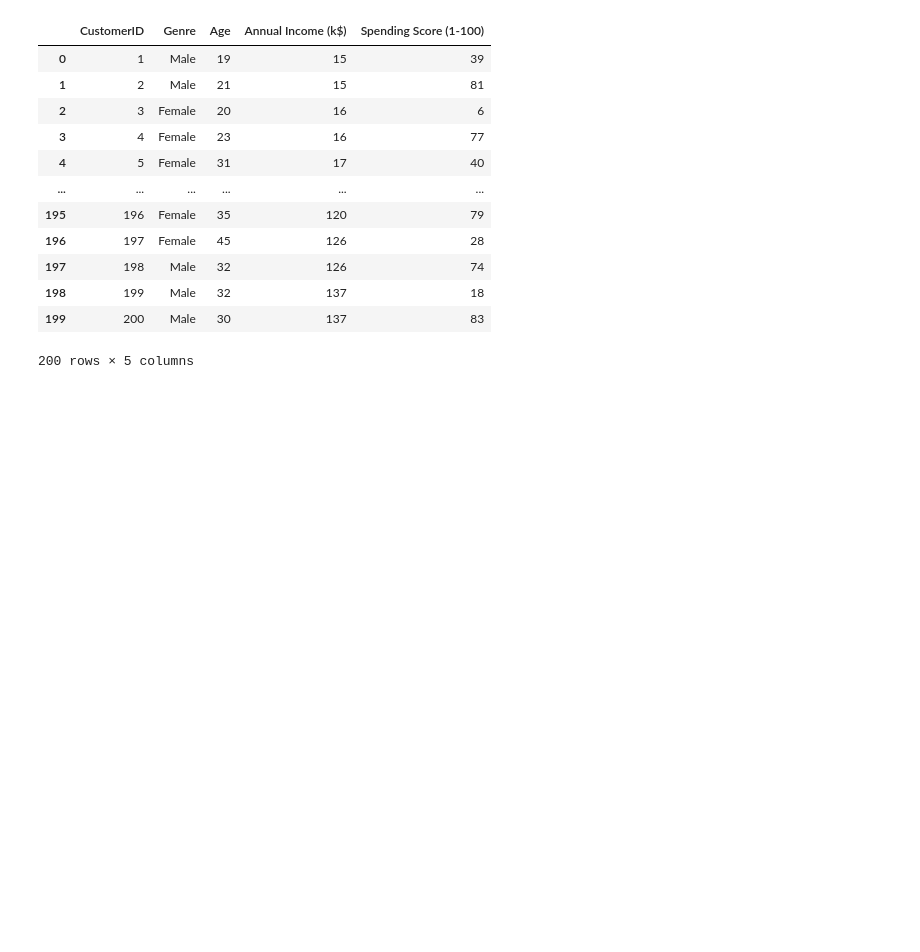
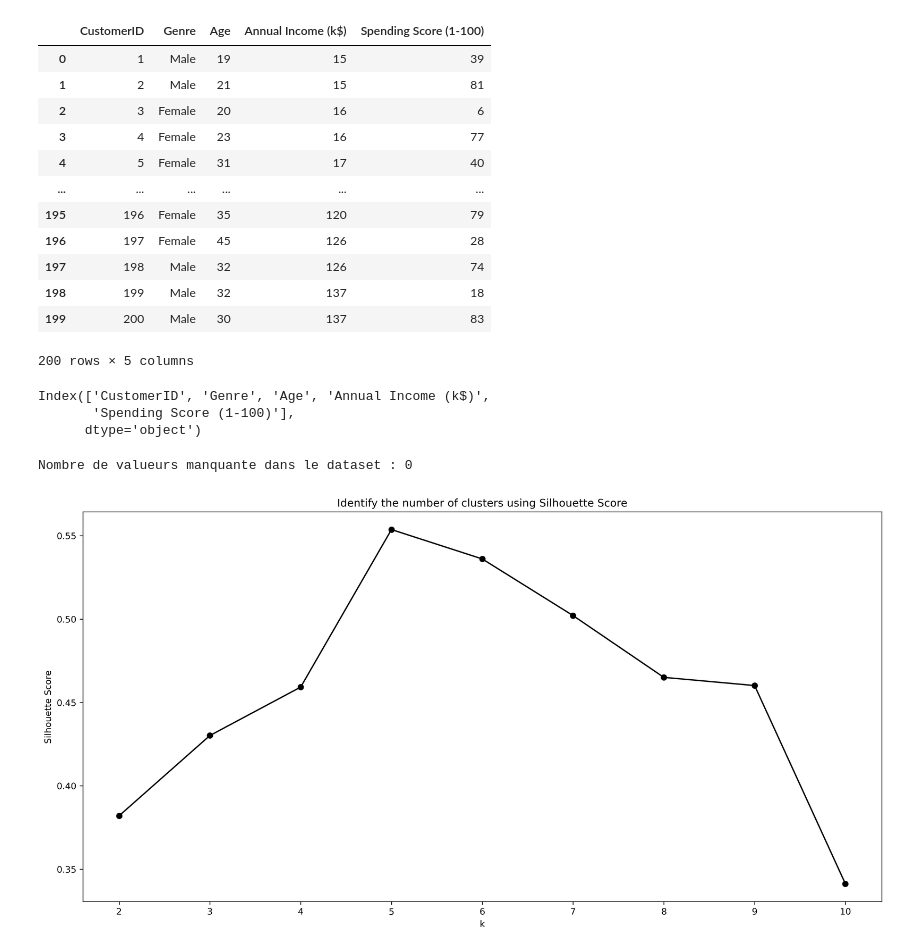
Before and after one commit to NandyBa/Mall-Customers_DataViz, a Jupyter notebook: Analysis.ipynb, the cells around one changed output. Drawn from its saved outputs; the diff is of its cells as text; code cells hidden in the pictures; blank space fills up the shorter version.

Commit message:
Add Income / Spending Score Visualisation

```diff
--- a/Analysis.ipynb
+++ b/Analysis.ipynb
@@ -22,3 +31,41 @@ df
 | 198 | 199 | Male | 32 | 137 | 18 |
 | 199 | 200 | Male | 30 | 137 | 83 |
 200 rows × 5 columns
+# %%
+df.columns
+# %% [output]
+Index(['CustomerID', 'Genre', 'Age', 'Annual Income (k$)',
+       'Spending Score (1-100)'],
+      dtype='object')
+# %%
+print("Nombre de valueurs manquante dans le dataset :", df.isna().sum().sum() + df.isnull().sum().sum() )
+# %% [output]
+Nombre de valueurs manquante dans le dataset : 0
+# %%
+X = df[['Annual Income (k$)','Spending Score (1-100)']]
+# %%
+X = StandardScaler().fit(X).transform(X)
+# %%
+# Create empty list
+S=[]
+
+# Range of clusters to try (2 to 10)
+K=range(2,11)
+
+for k in K:
+    # Set the model and its parameters
+    model = GaussianMixture(n_components=k, n_init=20, init_params='kmeans')
+    # Fit the model
+    labels = model.fit_predict(X)
+    # Calculate Silhoutte Score and append to a list
+    S.append(metrics.silhouette_score(X, labels, metric='euclidean'))
+
+# Plot the resulting Silhouette scores on a graph
+plt.figure(figsize=(16,8), dpi=300)
+plt.plot(K, S, 'bo-', color='black')
+plt.xlabel('k')
+plt.ylabel('Silhouette Score')
+plt.title('Identify the number of clusters using Silhouette Score')
+plt.show()
+# %% [output]
+[figure, added]
```
Also changed, not shown: parts of 3 cells of this notebook.
